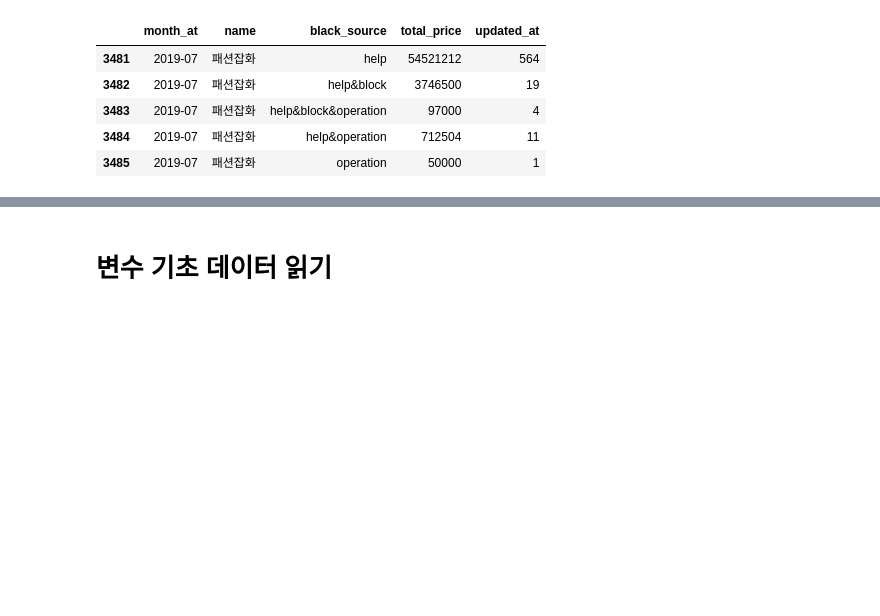
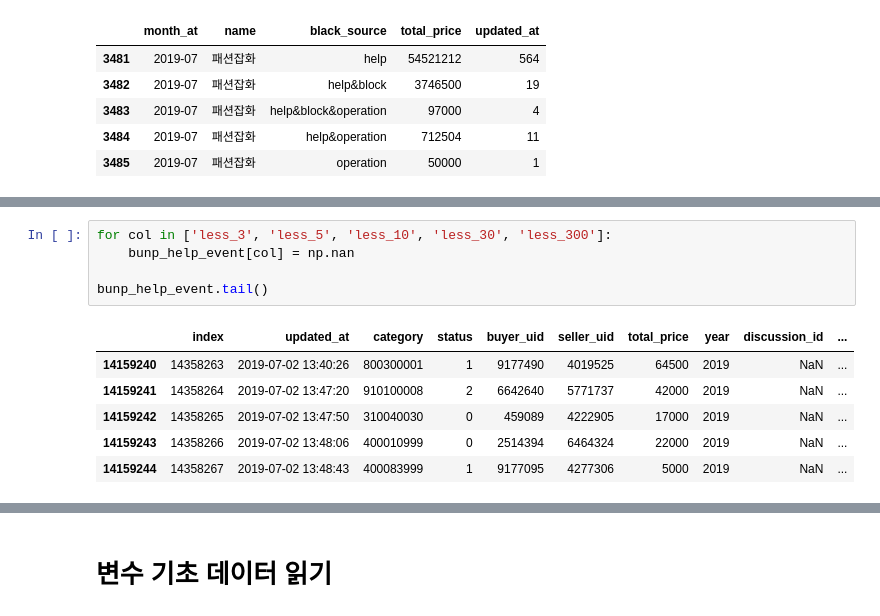
Before and after one commit to kiyoja07/python-bunjang, a Jupyter notebook: data-analysis/jupyter/8.fraud_find_variables.ipynb, the cells around one changed output, grey strips where cells are left out. Cells and saved outputs as stored; diff of their text form; blank space fills up the shorter version.

```diff
--- a/data-analysis/jupyter/fraud_find_variables.ipynb
+++ b/data-analysis/jupyter/8.fraud_find_variables.ipynb
@@ -623,0 +454,12 @@ Ttest_indResult(statistic=-14.993868766222317, pvalue=5.209686845031913e-50)
+# %%
+for col in ['less_3', 'less_5', 'less_10', 'less_30', 'less_300']:
+    bunp_help_event[col] = np.nan
+
+bunp_help_event.tail()
+# %% [output]
+|  | index | updated_at | category | status | buyer_uid | seller_uid | total_price | year | discussion_id | ... |
+| 14159240 | 14358263 | 2019-07-02 13:40:26 | 800300001 | 1 | 9177490 | 4019525 | 64500 | 2019 | NaN | ... |
+| 14159241 | 14358264 | 2019-07-02 13:47:20 | 910100008 | 2 | 6642640 | 5771737 | 42000 | 2019 | NaN | ... |
+| 14159242 | 14358265 | 2019-07-02 13:47:50 | 310040030 | 0 | 459089 | 4222905 | 17000 | 2019 | NaN | ... |
+| 14159243 | 14358266 | 2019-07-02 13:48:06 | 400010999 | 0 | 2514394 | 6464324 | 22000 | 2019 | NaN | ... |
+| 14159244 | 14358267 | 2019-07-02 13:48:43 | 400083999 | 1 | 9177095 | 4277306 | 5000 | 2019 | NaN | ... |
```
Also changed, not shown: parts of 83 cells of this notebook, 4 other files.
